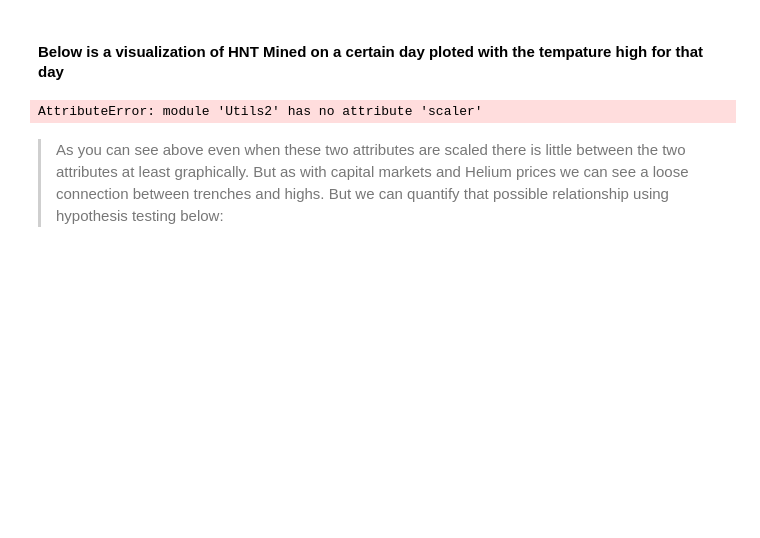
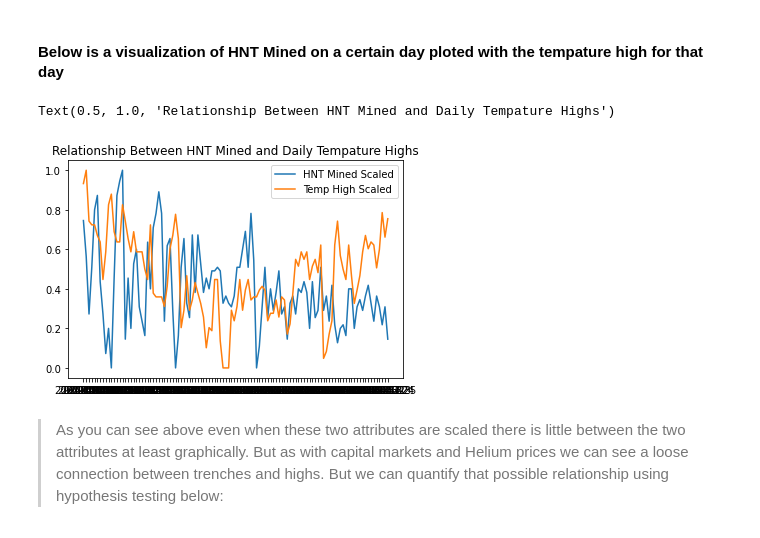
Before and after one commit to NMcVayZag/Helium-Project, a Jupyter notebook: Main.ipynb, the cells around one changed output. Saved outputs shown, nothing was run; the diff lists cells and outputs as text; code cells hidden in the pictures; blank space fills up the shorter version.

```diff
--- a/Main.ipynb
+++ b/Main.ipynb
@@ -137,15 +137,16 @@ Text(0.5, 1.0, 'Relationship Between Price Movements in Helium and Capital Marke
 # %% [markdown]
 #### Below is a visualization of HNT Mined on a certain day ploted with the tempature high for that day
 # %%
-mining_scaled, tempature_scaled = ut.scaler(hdf)
+mining_scaled, tempature_scaled = ut.Scaler(hdf)
 
 plt.figure()
 plt.plot(hdf.index.values,mining_scaled,label ="HNT Mined Scaled")
 plt.plot(hdf.index.values,tempature_scaled, label = "Temp High Scaled")
 plt.legend()
 plt.title("Relationship Between HNT Mined and Daily Tempature Highs")
 # %% [output]
-AttributeError: module 'Utils2' has no attribute 'scaler'
+Text(0.5, 1.0, 'Relationship Between HNT Mined and Daily Tempature Highs')
+[figure, added]
 # %% [markdown]
 >As you can see above even when these two attributes are scaled there is little between the two attributes at least graphically. But as with capital markets and Helium prices we can see a loose connection between trenches and highs. But we can quantify that possible relationship using hypothesis testing below:
 # %% [markdown]
```
Also changed, not shown: 1 other file.
